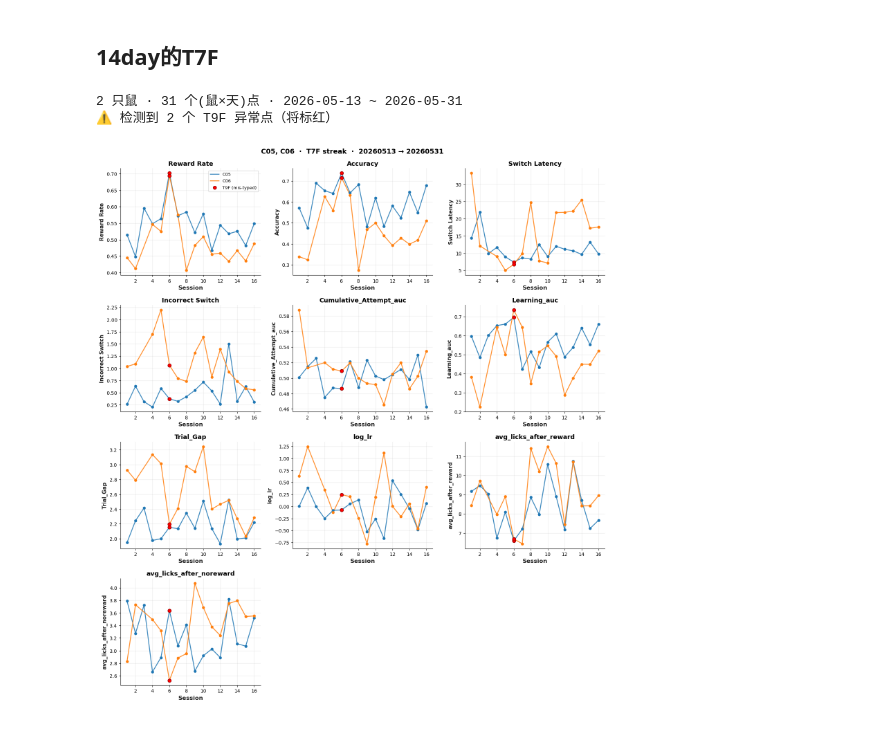
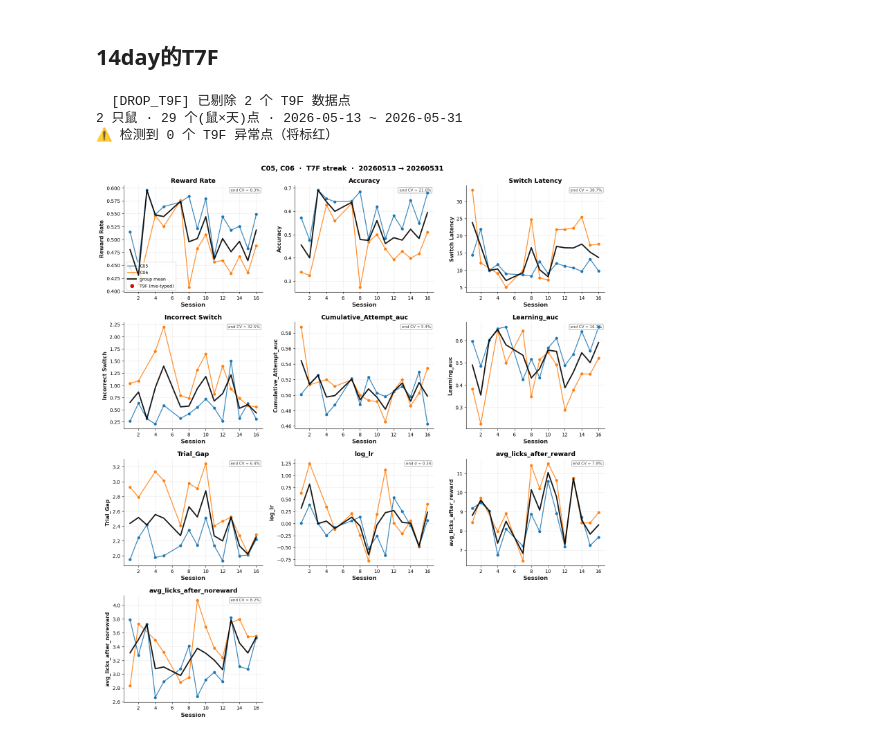
Before and after one commit to zyyk78/Beh_Ana, a Jupyter notebook: 3-main_AnaOfdata.ipynb, the cells around one changed output. Drawn from its saved outputs; the diff is of its cells as text; code cells hidden in the pictures.

```diff
--- a/3-main_AnaOfdata.ipynb
+++ b/3-main_AnaOfdata.ipynb
@@ -1791,6 +1791,21 @@ else:
 import matplotlib.pyplot as plt
 from matplotlib.lines import Line2D
 
+# --- 末端收敛度（converge）标注：跨鼠末端离散度，越小越聚合 ---
+def _end_converge_text(plot_df, metric, x_col='x', n_end=3):
+    """末端 n_end 个 x 点的跨鼠离散度：CV<100% 用 CV%，否则用 σ（兼容近零均值如 log_lr）。"""
+    xs = sorted(plot_df[x_col].dropna().unique())
+    if not xs:
+        return ''
+    tail = xs[-n_end:]
+    vals = plot_df.loc[plot_df[x_col].isin(tail), metric].dropna()
+    if len(vals) < 2:
+        return ''
+    std = float(vals.std()); m = float(vals.mean())
+    if abs(m) > 1e-9 and abs(std / m) < 1.0:      # CV<100% 才有意义
+        return f'end CV ≈ {abs(std / m * 100):.1f}%'
+    return f'end σ ≈ {std:.2f}'
+
 # === 0. 参数（按需修改）=======================================================
 TARGET_MICE = ['C05', 'C06']          # 要画的老鼠
 METRICS = [                            # 所有指标
@@ -1800,6 +1815,10 @@ METRICS = [                            # 所有指标
 ]
 DATE_START = '20260513'                # 'YYYYMMDD'，空串=不限
 DATE_END   = '20260531'                # 'YYYYMMDD'，空串=不限
+# 过大值剔除（仅上界，针对右偏长尾指标）
+OUTLIER_METRICS = ['Switch Latency', 'Incorrect Switch']
+OUTLIER_K       = 3.0     # IQR 倍数；k 越大越宽松
+DROP_T9F       = True  # True=剔除 T9F 数据点（不画/不计入组均值与converge），False=标红保留
 
 # === 1. 取数 & 按日聚合（不限 treatment，含 T9F 异常点）========================
 _sub = analyzer.filter_data(
@@ -1812,6 +1831,19 @@ _sub = analyzer.filter_data(
 for m in METRICS:
     if m not in _sub.columns:
         _sub[m] = np.nan
+# 剔除指定指标的过大值（IQR 上界，只剔"过大"）
+for _m in OUTLIER_METRICS:
+    if _m in _sub.columns:
+        _v = _sub[_m].dropna()
+        _v = _v[_v != 0]
+        if len(_v) >= 4:
+            _q1, _q3 = _v.quantile([0.25, 0.75])
+            _ub = _q3 + OUTLIER_K * (_q3 - _q1)
+            _n = (_sub[_m] > _ub).sum()
+            if _n:
+                _sub.loc[_sub[_m] > _ub, _m] = np.nan
+                print(f"  [{_m}] 剔除过大值 {_n} 个 (>{_ub:.2f})")
+
 
 agg = {**{m: 'mean' for m in METRICS}, 'Treatment': 'first'}
 daily = (_sub.groupby(['Mouse_ID', 'Date_Parsed'])
@@ -1822,6 +1854,13 @@ _all_dates = sorted(daily['Date_Parsed'].unique())
 _date_to_x = {d: i + 1 for i, d in enumerate(_all_dates)}
 daily['x'] = daily['Date_Parsed'].map(_date_to_x).astype(int)
 daily = daily.dropna(subset=METRICS, how='all').reset_index(drop=True)
+
+# 开关：剔除 T9F 数据点（折线断开、不画红点、不计入组均值/converge）
+if DROP_T9F:
+    _n_drop = (daily['Treatment'] == 'T9F').sum()
+    if _n_drop:
+        daily = daily[daily['Treatment'] != 'T9F'].reset_index(drop=True)
+        print(f'  [DROP_T9F] 已剔除 {_n_drop} 个 T9F 数据点')
 
 if daily.empty:
     print(f'⚠️ {TARGET_MICE} 在 {DATE_START or "不限"}~{DATE_END or "不限"} 内无数据。')
@@ -1867,34 +1906,46 @@ else:
                 ax.plot(t9f['x'], t9f[metric], 'o', color='red', ms=7,
                         zorder=6, markeredgecolor='darkred', markeredgewidth=1)
 
+        # 组均值曲线（所有鼠聚合为一根）
+        _gm = daily.groupby('x')[metric].mean().reset_index().sort_values('x')
+        if not _gm.empty:
+            ax.plot(_gm['x'], _gm[metric], '-', color='black', lw=2.6, alpha=0.9,
+                    label='group mean' if idx == 0 else None, zorder=8)
         if not has_data:
             ax.text(0.5, 0.5, 'No data', ha='center', va='center',
                     transform=ax.transAxes, color='gray', fontsize=12)
 
         # —— 横纵坐标醒目格式 ——
         ax.set_title(metric, fontsize=13, fontweight='bold')
         ax.set_xlabel('Session', fontsize=12, fontweight='bold', color='#222')
         ax.set_ylabel(metric, fontsize=11, fontweight='bold', color='#222')
         ax.tick_params(axis='both', labelsize=10)
         ax.xaxis.set_major_locator(plt.MaxNLocator(integer=True))
         ax.grid(alpha=0.25)
+        _cv_txt = _end_converge_text(daily, metric, x_col='x', n_end=3)
+        if _cv_txt:
+            ax.text(0.98, 0.97, _cv_txt, transform=ax.transAxes, ha='right', va='top',
+                    fontsize=8, color='#333',
+                    bbox=dict(boxstyle='round,pad=0.3', fc='white', ec='gray', alpha=0.75))
+
 
     for j in range(n, nrows * ncols):
         axes[j // ncols][j % ncols].axis('off')
 
     # 图例：鼠 + T9F 红点说明
     legend_handles, legend_labels = axes[0][0].get_legend_handles_labels()
     legend_handles.append(Line2D([0], [0], marker='o', color='w', markerfacecolor='red',
                                   markeredgecolor='darkred', markersize=7))
     legend_labels.append('T9F (mis-typed)')
-    axes[0][0].legend(legend_handles, legend_labels, fontsize=9, loc='best')
+    axes[0][0].legend(legend_handles, legend_labels, fontsize=9, loc='lower left')
 
     plt.tight_layout()
     plt.suptitle(f'{", ".join(TARGET_MICE)}  ·  T7F streak  ·  '
                  f'{DATE_START or "start"} → {DATE_END or "end"}',
                  y=1.01, fontsize=14, fontweight='bold')
     plt.show()
 # %% [output]
-2 只鼠 · 31 个(鼠×天)点 · 2026-05-13 ~ 2026-05-31
-⚠️ 检测到 2 个 T9F 异常点（将标红）
+  [DROP_T9F] 已剔除 2 个 T9F 数据点
+2 只鼠 · 29 个(鼠×天)点 · 2026-05-13 ~ 2026-05-31
+⚠️ 检测到 0 个 T9F 异常点（将标红）
-[figure, old version]
+[figure, new version]
```
Also changed, not shown: parts of 1 cell of this notebook.
